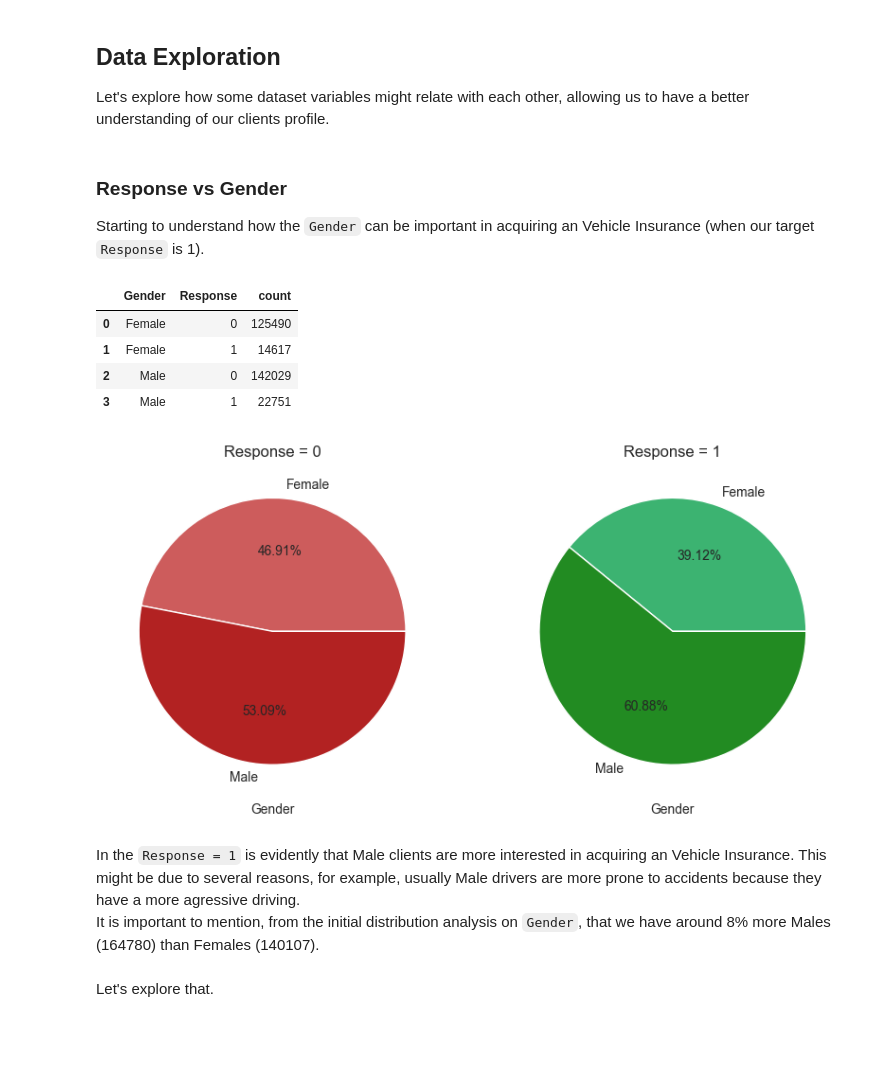
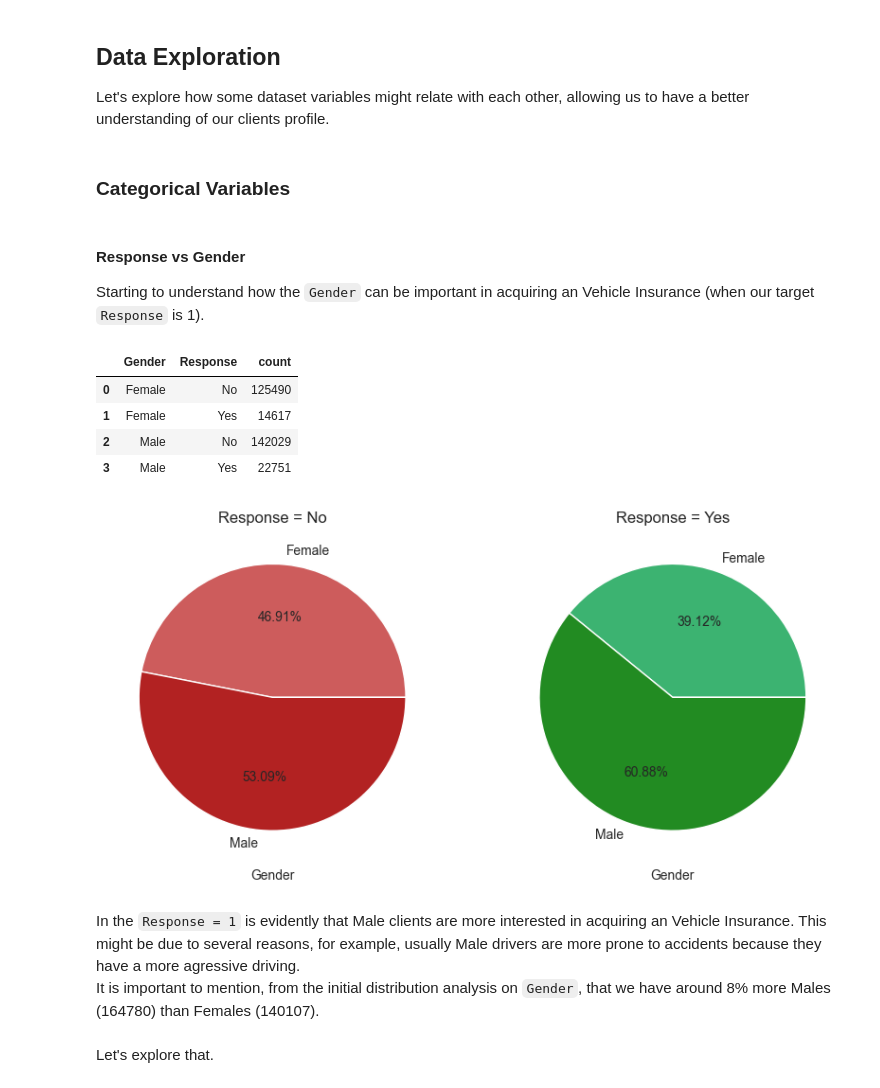
Before and after one commit to HugoTex98/Health-Insurance-Cross-Sell-Prediction, a Jupyter notebook: Health_Insurance_Cross_Sell_Prediction.ipynb, the cells around one changed output. Cells and saved outputs as stored; diff of their text form; code cells hidden in the pictures; blank space fills up the shorter version.

```diff
--- a/Health_Insurance_Cross_Sell_Prediction.ipynb
+++ b/Health_Insurance_Cross_Sell_Prediction.ipynb
@@ -230,8 +230,10 @@ From the pie charts above, can conclude:
 ## **Data Exploration**
 
 Let's explore how some dataset variables might relate with each other, allowing us to have a better understanding of our clients profile.
+# %% [markdown]
+### **Categorical Variables**
 # %% [markdown]
-### Response vs Gender
+#### Response vs Gender
 
 Starting to understand how the `Gender` can be important in acquiring an Vehicle Insurance (when our target `Response` is 1).
 # %%
@@ -242,28 +244,29 @@ gender_resp = df_train.groupby(['Gender',
                                         .rename(columns={'id': 'count'}) \
                                             .reset_index()
 
+gender_resp["Response"] = gender_resp["Response"].replace({0:"No", 1:"Yes"})
 gender_resp
 # %% [output]
 |  | Gender | Response | count |
-| 0 | Female | 0 | 125490 |
-| 1 | Female | 1 | 14617 |
-| 2 | Male | 0 | 142029 |
-| 3 | Male | 1 | 22751 |
+| 0 | Female | No | 125490 |
+| 1 | Female | Yes | 14617 |
+| 2 | Male | No | 142029 |
+| 3 | Male | Yes | 22751 |
 # %%
 fig, axs = plt.subplots(ncols=2, figsize=(10, 5))
 
 # Loop over the Response categories and plot the data for each Gender category
 for i, response in enumerate(gender_resp['Response'].unique()):
     data = gender_resp[gender_resp['Response'] == response]
     ax = axs[i]
-    color = ["indianred","firebrick"] if response == 0 else ["mediumseagreen", "forestgreen"]
+    color = ["indianred","firebrick"] if response == "No" else ["mediumseagreen", "forestgreen"]
     ax.pie(data['count'], labels=data['Gender'], colors=color, autopct='%1.2f%%')
     ax.set_title(f"Response = {response}")
     ax.set_xlabel('Gender')
 
 plt.show()
 # %% [output]
-[figure, old version]
+[figure, new version]
 # %% [markdown]
 In the `Response = 1` is evidently that Male clients are more interested in acquiring an Vehicle Insurance. This might be due to several reasons, for example, usually Male drivers are more prone to accidents because they have a more agressive driving.
 <br>
```
Also changed, not shown: parts of 23 cells of this notebook.
